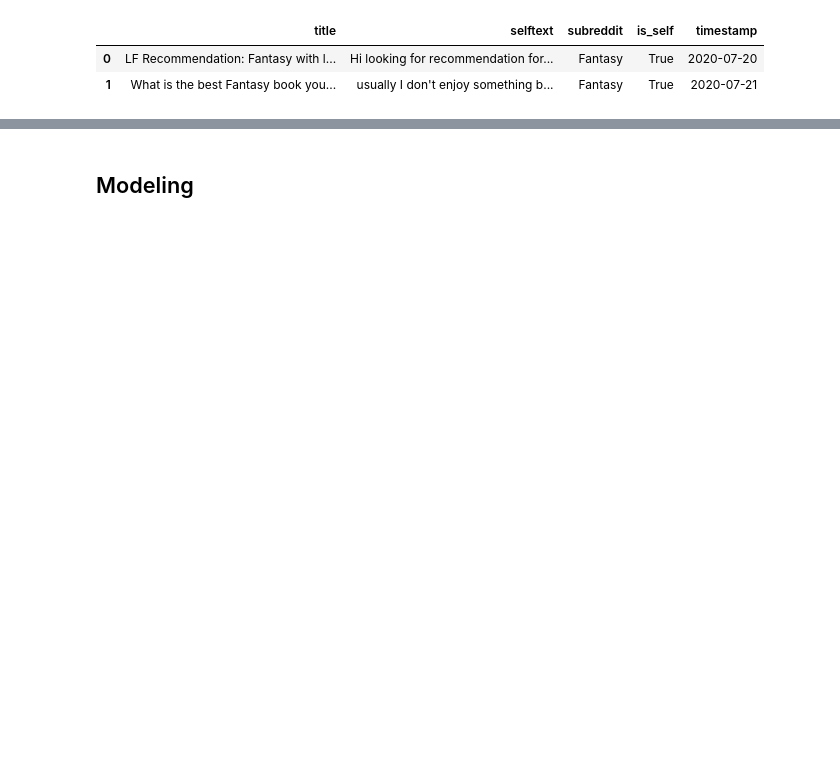
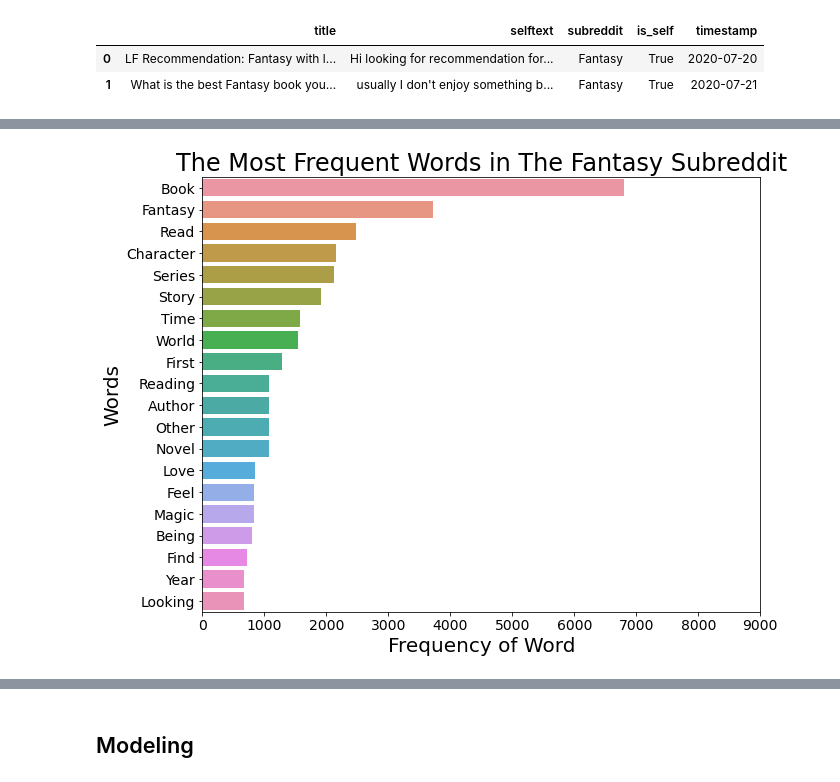
Before and after one commit to ueckmann/Reddit-NLP-Project, a Jupyter notebook: code/Project 3.ipynb, the cells around one changed output, grey strips where cells are left out. Saved outputs shown, nothing was run; the diff lists cells and outputs as text; code cells hidden in the pictures; blank space fills up the shorter version.

```diff
--- a/code/Project 3.ipynb
+++ b/code/Project 3.ipynb
@@ -92,0 +287,7 @@ df.head(2)
+# %%
+# call the data with stopwords ONLY on posts from r/fantasy
+show_most_words(df.loc[df["subreddit"] == "Fantasy", ["title", "selftext", "subreddit", "combined"]],
+                "combined", "The Most Frequent Words in The Fantasy Subreddit",
+               stop_word_list = my_stopwords)
+# %% [output]
+[figure, added]
```
Also changed, not shown: parts of 104 cells of this notebook, 1 other file.
